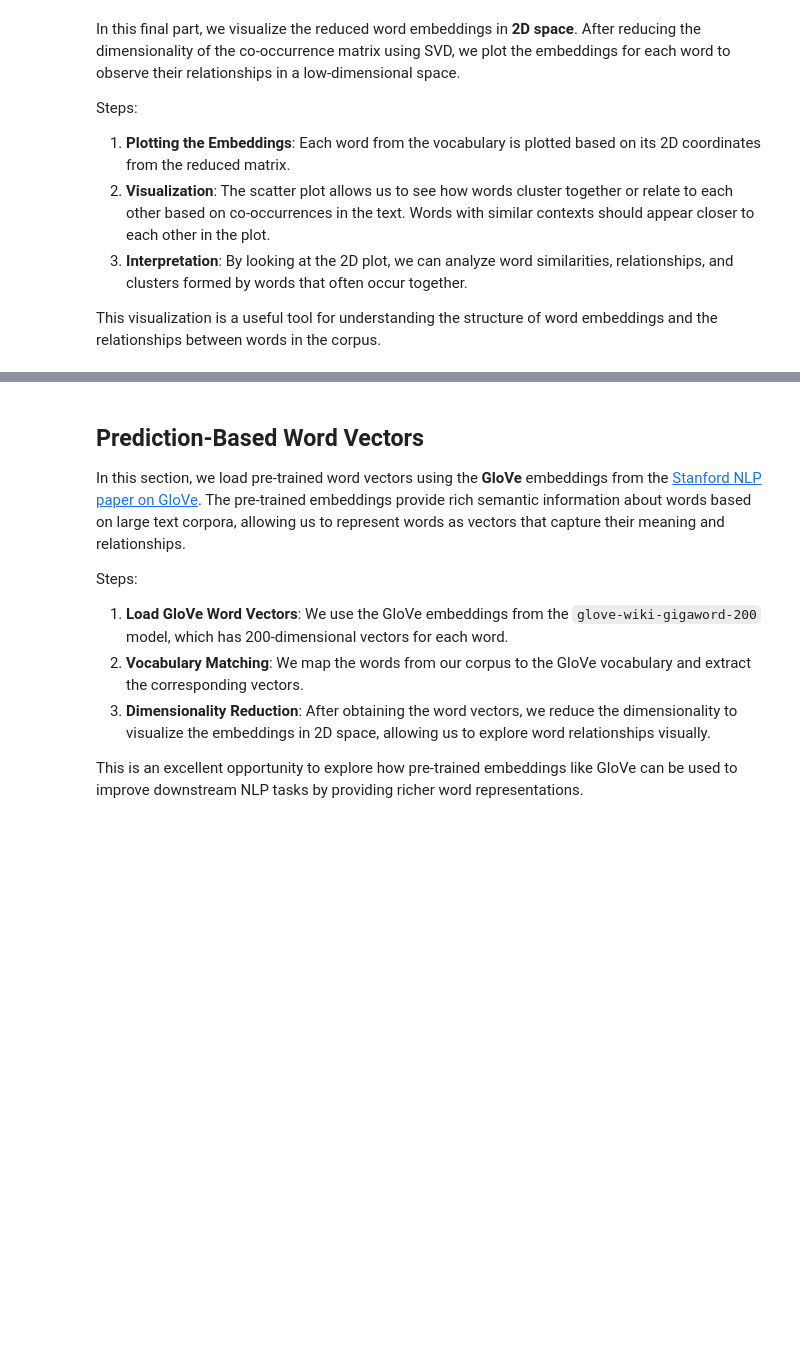
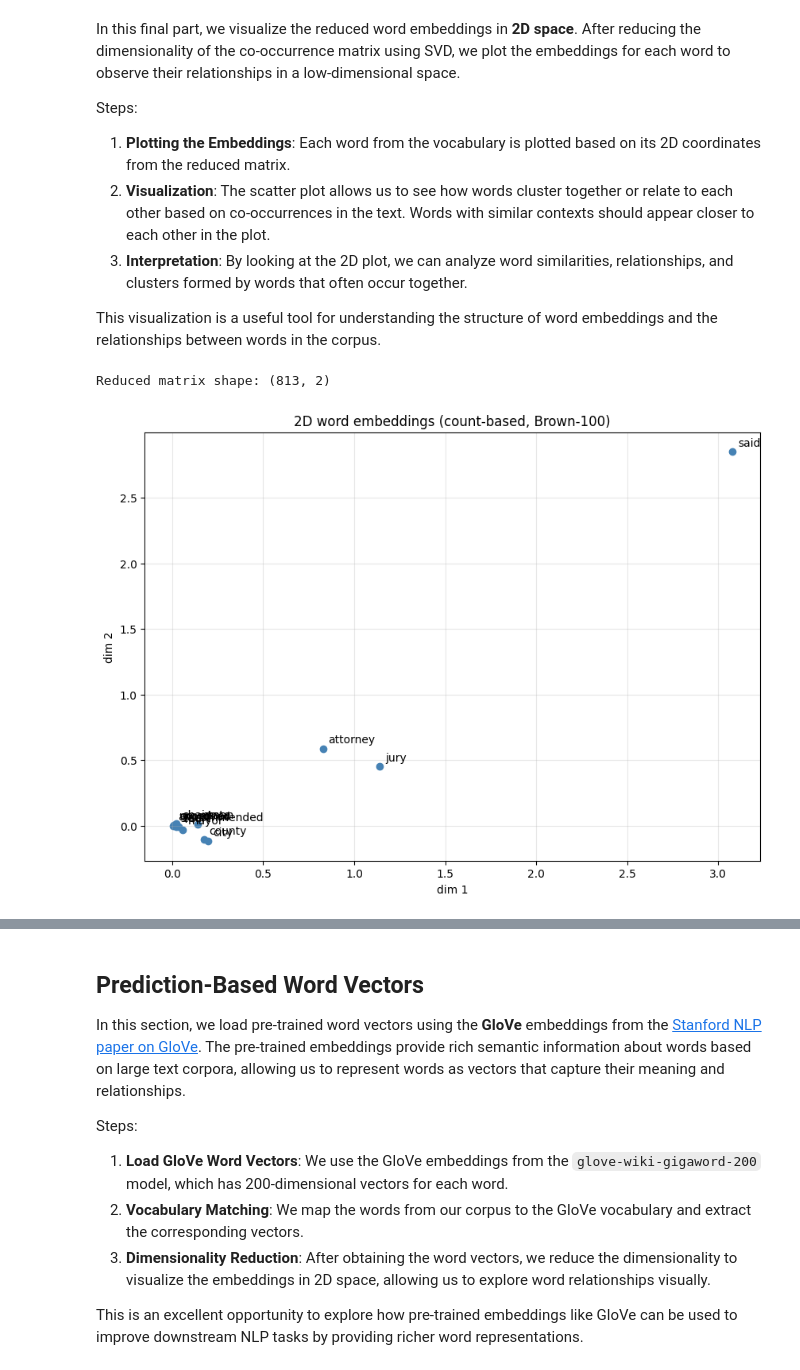
Before and after one commit to myriamth04/NLP, a Jupyter notebook: NLP_2026_A2.ipynb, the cells around one changed output, grey strips where cells are left out. Saved outputs shown, nothing was run; the diff lists cells and outputs as text; code cells hidden in the pictures; blank space fills up the shorter version.

```diff
--- a/NLP_2026_A2.ipynb
+++ b/NLP_2026_A2.ipynb
@@ -374,7 +409,3 @@ Steps:
 3. **Reduced Matrix**: The reduced matrix retains the most important semantic information and can be used for tasks such as **word embedding visualization** or **semantic similarity analysis**.
 
 Dimensionality reduction allows us to capture the essence of word relationships in fewer dimensions, making it more efficient to process and visualize the data.
-# %%
-def reduce_to_k_dim(M, k=2):
-    raise NotImplementedError
-    return M_reduced
@@ -387,12 +430,44 @@ Steps:
 3. **Interpretation**: By looking at the 2D plot, we can analyze word similarities, relationships, and clusters formed by words that often occur together.
 
 This visualization is a useful tool for understanding the structure of word embeddings and the relationships between words in the corpus.
-# %%
-def plot_embeddings():
-    raise NotImplementedError
-
-words = ['movie', 'book', 'mysterious', 'story', 'fascinating', 'good', 'interesting', 'large', 'massive', 'huge']
-
-#note: word list needs to be adjusted to each new corpus with an explanation of why you choose to plot the words you do
-
-plot_embeddings(M_reduced, vocab)
+# %%
+def plot_embeddings(M_reduced, word_to_index, words):
+    """
+    Plot a selection of words in 2D space based on their reduced vectors.
+    word_to_index maps each word to its row in M_reduced.
+    Only plots words that are actually in the vocabulary.
+    """
+    plt.figure(figsize=(10, 7))
+    for w in words:
+        if w not in word_to_index:
+            print(f"'{w}' not in vocabulary, skipping.")
+            continue
+        idx = word_to_index[w]
+        x, y = M_reduced[idx, 0], M_reduced[idx, 1]
+        plt.scatter(x, y, marker='o', color='steelblue')
+        plt.annotate(w, (x, y), xytext=(5, 5), textcoords='offset points')
+    plt.title("2D word embeddings (count-based, Brown-100)")
+    plt.xlabel("dim 1")
+    plt.ylabel("dim 2")
+    plt.grid(True, alpha=0.3)
+    plt.show()
+
+
+# Actually reduce the co-occurrence matrix to 2D before plotting.
+# This step was missing, the notebook defined reduce_to_k_dim but never called it on our co_matrix.
+
+M_reduced = reduce_to_k_dim(co_matrix.astype(np.float64), k=2)
+
+# Words adapted for the Brown-100 corpus. The original list was movie-review
+# words ('movie', 'mysterious', etc.) which don't appear in news text.
+# These are all words that actually appear in brown_100.txt and represent
+# semantic categories we'd expect to cluster: legal/government, people,
+# and time/action verbs.
+words = ['jury', 'county', 'court', 'city', 'state',        # legal/governmental
+         'mayor', 'governor', 'chairman', 'attorney',       # people/roles
+         'said', 'recommended', 'approved', 'urged']        # reporting verbs
+
+plot_embeddings(M_reduced, word_to_index, words)
+# %% [output]
+Reduced matrix shape: (813, 2)
+[figure, added]
```
Also changed, not shown: parts of 13 cells of this notebook.
